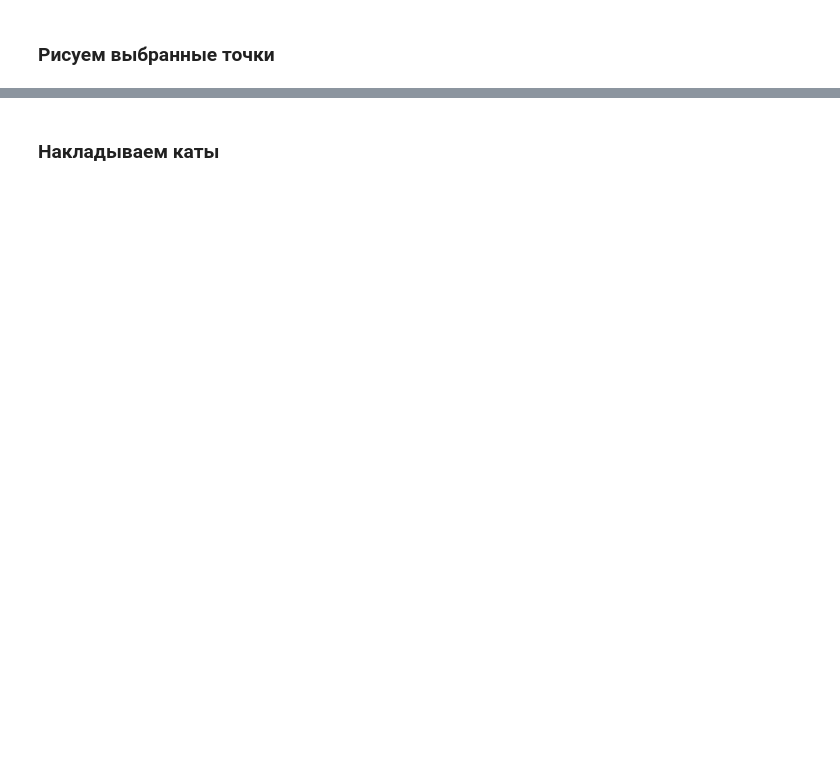
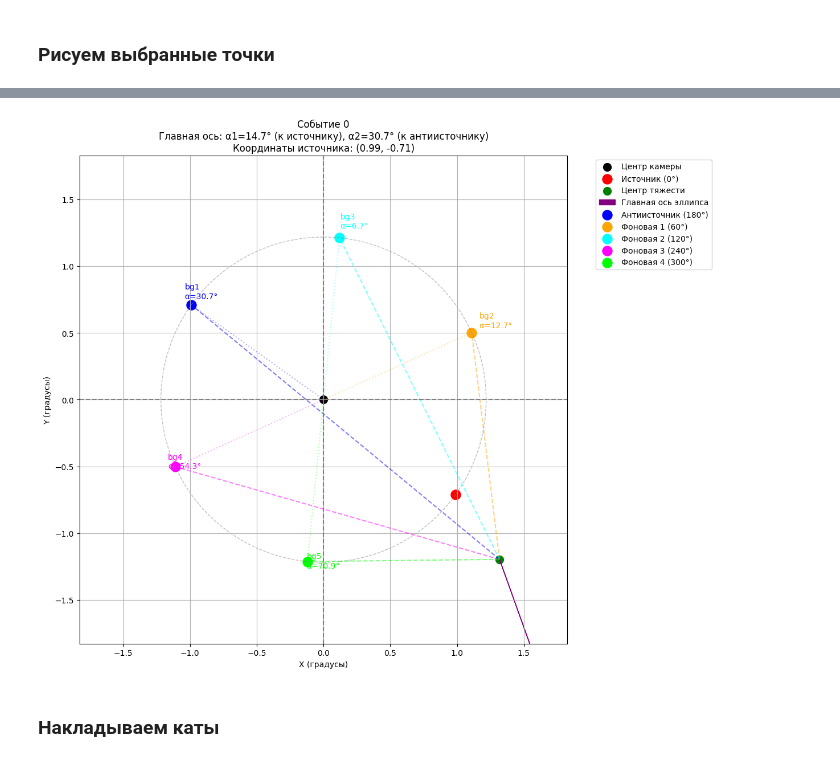
Before and after one commit to Alexandra-mipt/TAIGA, a Jupyter notebook: Гамма-адронное разделение-Copy1.ipynb, the cells around one changed output, grey strips where cells are left out. Saved outputs shown, nothing was run; the diff lists cells and outputs as text; code cells hidden in the pictures; blank space fills up the shorter version.

```diff
--- a/Гамма-адронное разделение-Copy1.ipynb
+++ b/Гамма-адронное разделение-Copy1.ipynb
@@ -608,3 +344,89 @@ plot_points_on_circle(sample_event)
+# %%
+def visualize_5_background_points(df, event_index=0):
+    """Визуализация 5 фоновых точек для конкретного события"""
+    event = df.iloc[event_index]
+
+    fig, ax = plt.subplots(figsize=(12, 12))
+
+    # Центр камеры
+    ax.scatter(0, 0, color='black', s=100, label='Центр камеры')
+
+    # Координаты источника (0°)
+    ax.scatter(event['source_x'], event['source_y'], color='red', s=150, label='Источник (0°)')
+
+    # Центр тяжести события (CoG)
+    ax.scatter(event['Xc'], event['Yc'], color='green', s=100, label='Центр тяжести')
+
+    # Главная ось эллипса
+    axis_length = 2.0
+    angle_rad = np.arctan(event['a_axis'])
+    dx = axis_length * np.cos(angle_rad)
+    dy = axis_length * np.sin(angle_rad)
+    ax.arrow(event['Xc'], event['Yc'], dx, dy,
+             head_width=0.1, head_length=0.2, fc='purple', ec='purple',
+             label='Главная ось эллипса')
+
+    # Углы для фоновых точек [0, 180, 60, 120, 240, 300] - 0° это источник
+    angles_deg = [180, 60, 120, 240, 300]  # 5 фоновых точек
+    bg_colors = ['blue', 'orange', 'cyan', 'magenta', 'lime']
+    bg_labels = ['Антиисточник (180°)', 'Фоновая 1 (60°)',
+                 'Фоновая 2 (120°)', 'Фоновая 3 (240°)',
+                 'Фоновая 4 (300°)']
+
+    # Радиус окружности (расстояние от центра до источника)
+    r = np.sqrt(event['source_x']**2 + event['source_y']**2)
+
+    # Угол источника
+    angle0 = np.arctan2(event['source_y'], event['source_x'])
+
+    for i, (angle_deg, color, label) in enumerate(zip(angles_deg, bg_colors, bg_labels), start=1):
+        angle_rad = angle0 + np.deg2rad(angle_deg)
+
+        # Координаты фоновой точки
+        bg_x = r * np.cos(angle_rad)
+        bg_y = r * np.sin(angle_rad)
+
+        # Линия от центра камеры к точке
+        ax.plot([0, bg_x], [0, bg_y], color=color, linestyle=':', alpha=0.3)
+
+        # Фоновая точка
+        ax.scatter(bg_x, bg_y, color=color, s=150, label=label)
+
+        # Линия от CoG к фоновой точке
+        ax.plot([event['Xc'], bg_x], [event['Yc'], bg_y],
+                color=color, linestyle='--', alpha=0.5)
+
+        # Подпись точки
+        ax.text(bg_x*1.05, bg_y*1.05, f'bg{i}\nα={event[f"bg{i}_alpha"]:.1f}°',
+                color=color, ha='left', va='bottom')
+
+    # Окружность через источник
+    circle = plt.Circle((0, 0), r, color='gray', fill=False, linestyle='--', alpha=0.5)
+    ax.add_patch(circle)
+
+    # Настройки графика
+    ax.set_xlim(-r*1.5, r*1.5)
+    ax.set_ylim(-r*1.5, r*1.5)
+    ax.set_aspect('equal')
+    ax.grid(True)
+    ax.axhline(0, color='gray', linestyle='--')
+    ax.axvline(0, color='gray', linestyle='--')
+    ax.set_xlabel('X (градусы)')
+    ax.set_ylabel('Y (градусы)')
+
+    title = (f"Событие {event_index}\n"
+             f"Главная ось: α1={event['alpha1']:.1f}° (к источнику), "
+             f"α2={event['alpha2']:.1f}° (к антиисточнику)\n"
+             f"Координаты источника: ({event['source_x']:.2f}, {event['source_y']:.2f})")
+    ax.set_title(title)
+
+    ax.legend(bbox_to_anchor=(1.05, 1), loc='upper left')
+    plt.tight_layout()
+    plt.show()
+
+visualize_5_background_points(hillas_with_5point_background, 0)
+# %% [output]
+[figure, added]
 # %% [markdown]
 ### Накладываем каты
 # %%
```
Also changed, not shown: parts of 27 cells of this notebook.
